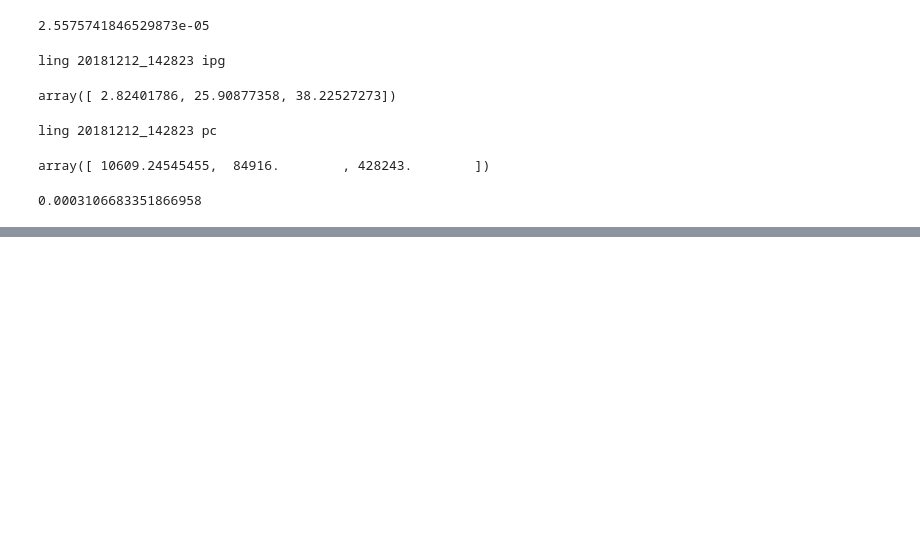
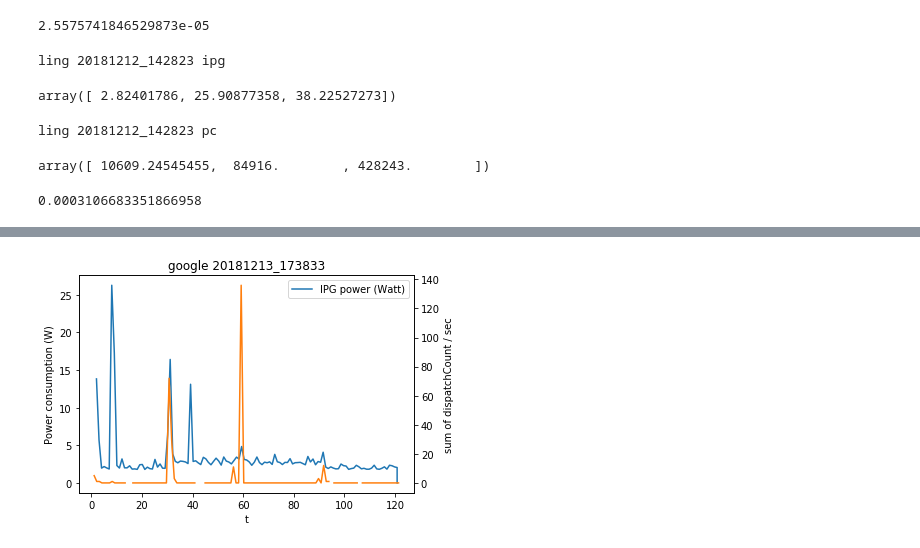
Before and after one commit to godelstheory/ff-power-consumption, a Jupyter notebook: notebooks/felix/explore.ipynb, the cells around one changed output, grey strips where cells are left out. Saved outputs shown, nothing was run; the diff lists cells and outputs as text; code cells hidden in the pictures; blank space fills up the shorter version.

```diff
--- a/notebooks/felix/explore.ipynb
+++ b/notebooks/felix/explore.ipynb
@@ -232,0 +251,26 @@ array([ 10609.24545455,  84916.        , 428243.        ])
+# %%
+def read_and_munge_data2(expid, ts, path):
+    ipg = pd.read_csv(
+        '{path}/exp_{expid}_{ts}/ipg_{expid}_1_clean.txt'.format(expid=expid, ts=ts, path=path)
+    )
+    pc = pd.read_json(
+        '{path}/exp_{expid}_{ts}/ff_perf_counter_sampled_data.json'.format(expid=expid, ts=ts, path=path)
+    )
+    bla = "{} {}".format(pc.timestamp.dt.date[0], ipg.loc[0, 'System Time'])
+    assert bla[-4] == ':'
+    b2 = bla.split(':')
+    ipg['t'] = ipg['Elapsed Time (sec)'].apply(lambda x: pd.Timedelta(x, 's'))
+    ipgt0 = pd.Timestamp(':'.join(b2[:-1]) + '.' + b2[-1]) - ipg.loc[0, 't']
+    pc['t'] = pc.timestamp - ipgt0
+
+    # Pandas doesn't plot timedeltaindex things nicely
+    ipg['t'] = ipg['t'].values.astype('int') * 1e-9
+    pc['t'] = pc['t'].values.astype('int') * 1e-9
+
+    return ipg.set_index('t'), pc.set_index('t')
+# %%
+expid, ts = 'google', '20181213_173833'
+ipg, pc = read_and_munge_data2(expid, ts, '~/felix-ec/kahuna_1')
+plot_compare(ipg, pc, expid, ts)
+# %% [output]
+[figure, added]
```
Also changed, not shown: parts of 9 cells of this notebook, 4 other files.
